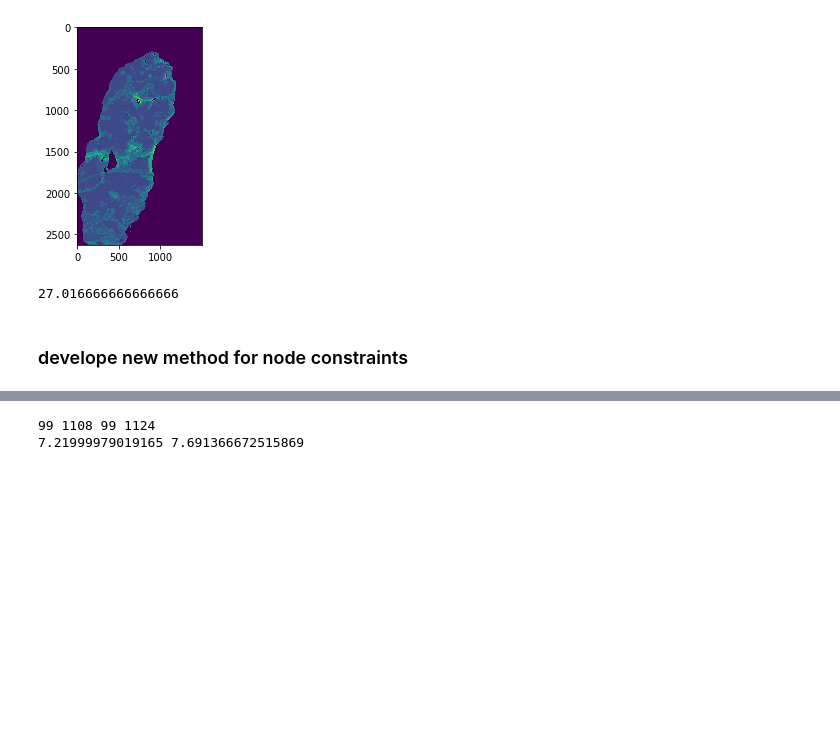
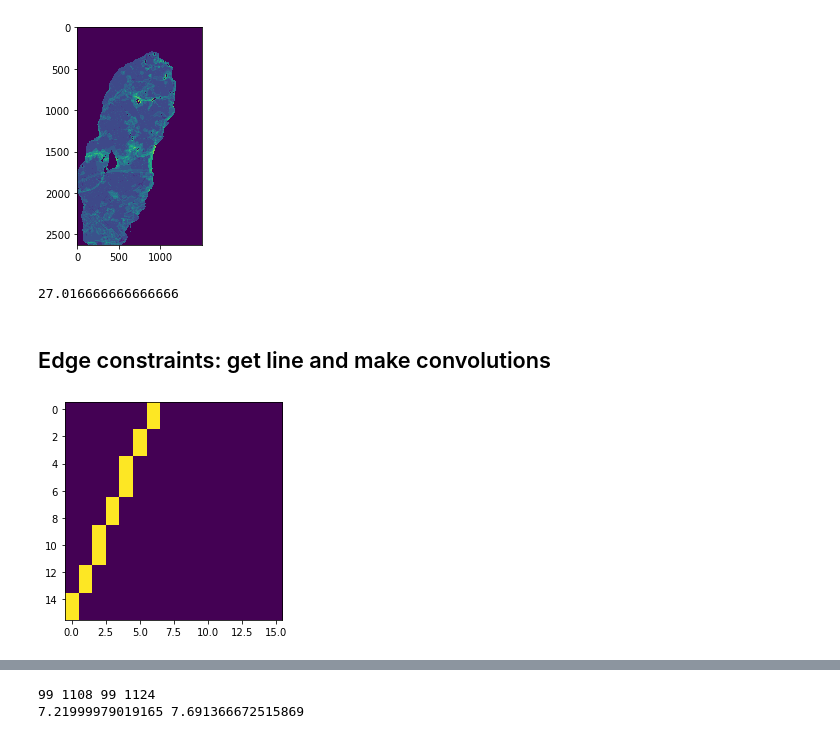
Before and after one commit to NinaWie/PowerPlanner, a Jupyter notebook: notebooks/constraints.ipynb, the cells around one changed output, grey strips where cells are left out. Cells and saved outputs as stored; diff of their text form; code cells hidden in the pictures; blank space fills up the shorter version.

Commit message:
edge constraints enabled, graph io

```diff
--- a/notebooks/constraints.ipynb
+++ b/notebooks/constraints.ipynb
@@ -144,5 +148,5 @@ shifts = get_half_donut(15,25)
 1621/60
 # %% [output]
 27.016666666666666
-# %% [markdown]
-### develope new method for node constraints
+# %% [markdown]
+## Edge constraints: get line and make convolutions
@@ -148,0 +192,14 @@ shifts = get_half_donut(15,25)
+# %%
+# lines = []
+# for shift in shifts:
+#     lines.extend(bresenham_line(0,0, shift[0],shift[1]))
+# lines = np.array(lines)
+lines = np.asarray(bresenham_line(0,0, 15,-6))
+arr = np.zeros((16,16))
+for l in lines:
+    arr[l[0], l[1]+6] = 1
+# plt.scatter(lines[:,0], lines[:,1])
+plt.imshow(arr)
+plt.show()
+# %% [output]
+[figure, added]
```
Also changed, not shown: parts of 31 cells of this notebook, 6 other files.
